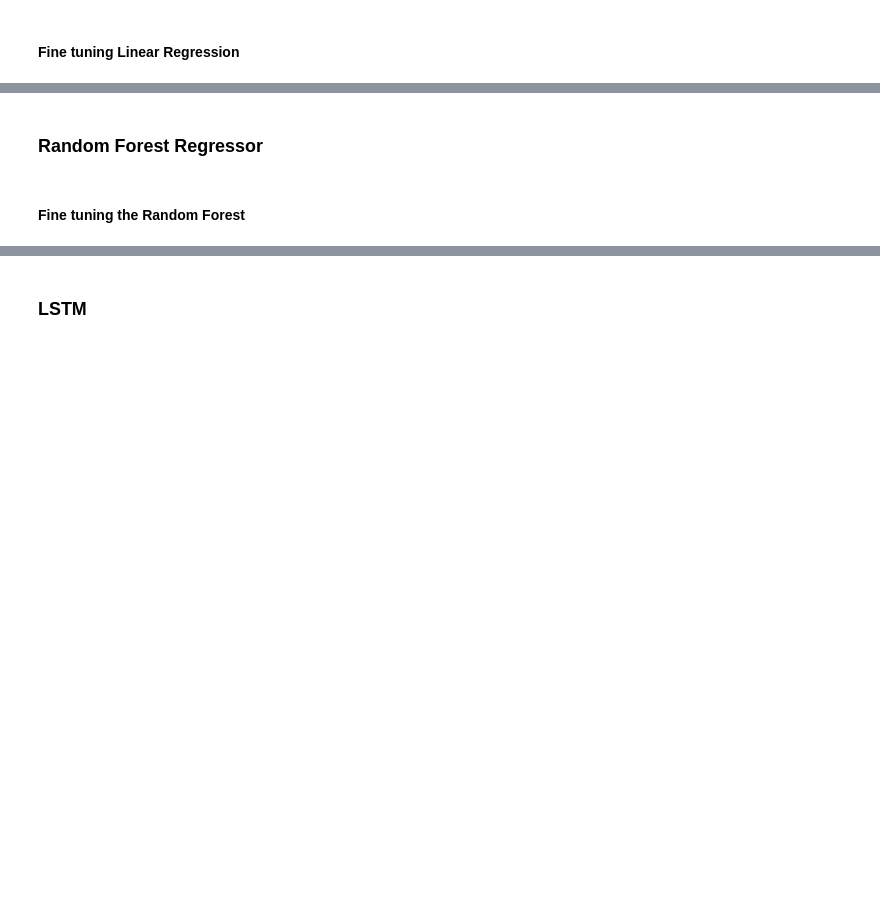
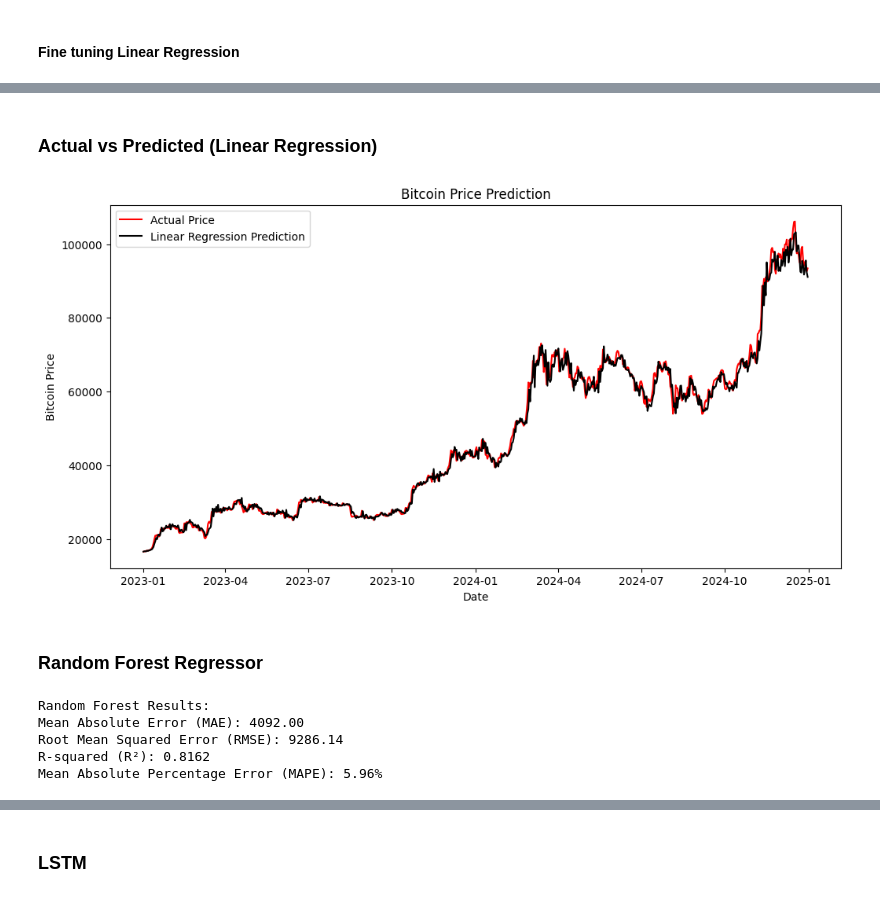
Before and after one commit to HassanFrazKhan/Bitcoin-Prices-Predicting-with-ML-, a Jupyter notebook: Bitcoin_Prices_Predicting_with_ML.ipynb, the cells around one changed output, grey strips where cells are left out. Cells and saved outputs as stored; diff of their text form; code cells hidden in the pictures; blank space fills up the shorter version.

```diff
--- a/Bitcoin_Prices_Predicting_with_ML.ipynb
+++ b/Bitcoin_Prices_Predicting_with_ML.ipynb
@@ -263,9 +289,26 @@ print(f"MAE: {mae:.2f}, RMSE: {rmse:.2f}, R²: {r2:.4f}")
+# %% [markdown]
+### **Actual vs Predicted (Linear Regression)**
+# %%
+
+
+# Ploting actual vs predicted prices for both above models
+plt.figure(figsize=(12,6))
+plt.plot(y_test.index, y_test, label='Actual Price', color='red')
+plt.plot(y_test.index, y_pred, label='Linear Regression Prediction', color='black')
+plt.xlabel('Date')
+plt.ylabel('Bitcoin Price')
+plt.title('Bitcoin Price Prediction')
+plt.legend()
+plt.show()
+# %% [output]
+[figure, added]
 # %% [markdown]
 ### **Random Forest Regressor**
 # %%
 from sklearn.ensemble import RandomForestRegressor
 from sklearn.metrics import mean_absolute_error, mean_squared_error, r2_score
 import numpy as np
+
 
 def mean_absolute_percentage_error_RandomForest(y_true, y_pred):
     epsilon = 1e-10
@@ -273,7 +316,7 @@ def mean_absolute_percentage_error_RandomForest(y_true, y_pred):
     y_pred = np.array(y_pred).flatten()
     return np.mean(np.abs((y_true - y_pred) / y_true)) * 100
 
-rf_model = RandomForestRegressor(n_estimators=50, min_samples_split=5, min_samples_leaf=2, max_features=None, max_depth=30)
+rf_model = RandomForestRegressor(n_estimators=100, min_samples_split=10, min_samples_leaf=4, max_features=None, max_depth=30)
 rf_model.fit(X_train, y_train)
 y_pred_rf = rf_model.predict(X_test)
 
@@ -288,8 +331,12 @@ print(f"Mean Absolute Error (MAE): {mae_rf:.2f}")
 print(f"Root Mean Squared Error (RMSE): {rmse_rf:.2f}")
 print(f"R-squared (R²): {r2_rf:.4f}")
 print(f"Mean Absolute Percentage Error (MAPE): {mape_rf:.2f}%")
+# %% [output]
+Random Forest Results:
+Mean Absolute Error (MAE): 4092.00
+Root Mean Squared Error (RMSE): 9286.14
+R-squared (R²): 0.8162
+Mean Absolute Percentage Error (MAPE): 5.96%
-# %% [markdown]
-#### Fine tuning the Random Forest
 # %%
 from sklearn.model_selection import RandomizedSearchCV
 
```
Also changed, not shown: parts of 21 cells of this notebook.
